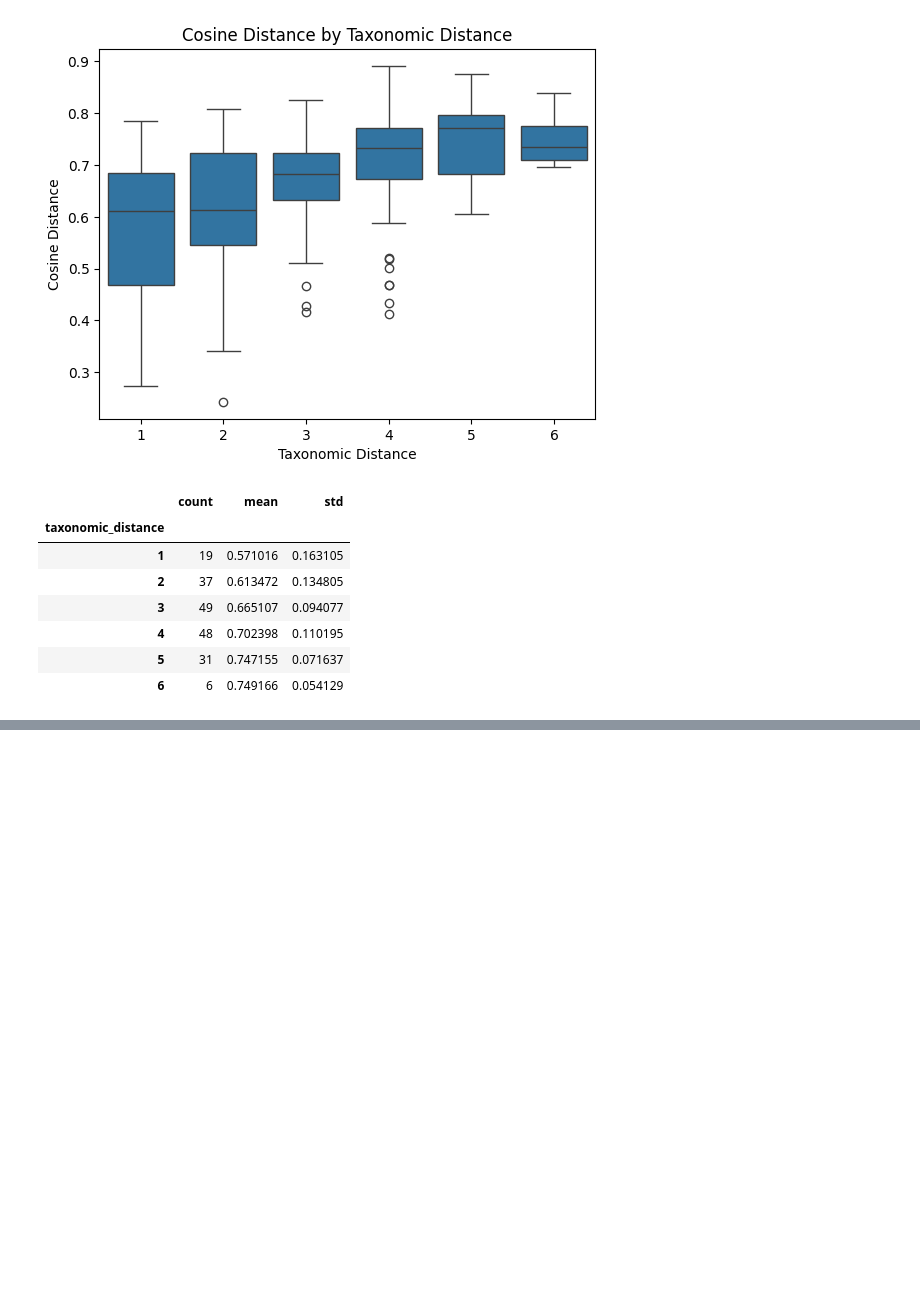
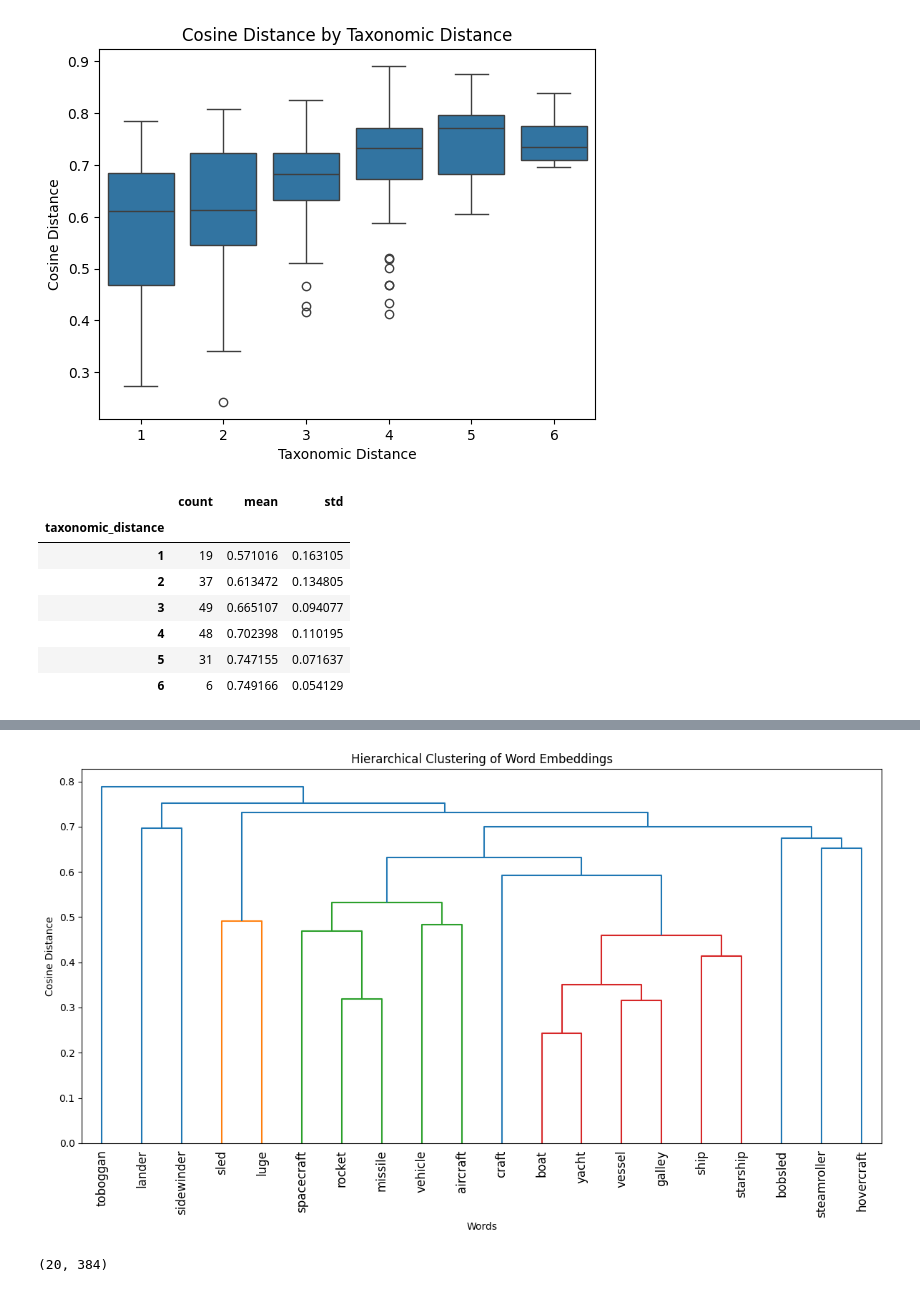
Before and after one commit to MarcoBuonanno/Tesi_2025-26-La-Geometria-degli-Embedding-di-un-LLm, a Jupyter notebook: Esercizio_2/Es2_tesi.ipynb, the cells around one changed output, grey strips where cells are left out. Cells and saved outputs as stored; diff of their text form; code cells hidden in the pictures; blank space fills up the shorter version.

Commit message:
rappresentazione dei cluster

```diff
--- a/Esercizio_2/Es2_tesi.ipynb
+++ b/Esercizio_2/Es2_tesi.ipynb
@@ -356,3 +364,15 @@ taxonomic_df.groupby("taxonomic_distance")["cosine_distance"].agg(
 | 4 | 48 | 0.702398 | 0.110195 |
 | 5 | 31 | 0.747155 | 0.071637 |
 | 6 | 6 | 0.749166 | 0.054129 |
+# %%
+#INIZIO CLUSTERIZZAZIONE
+#trasformo la matrice in forma scypy: estrae il triangolo superiore della matrice e lo convere in un vettore
+distance_vector = squareform(cosine_matrix.values)
+# %%
+
+Z = linkage(
+    distance_vector,
+    method="average"
+)
+
+print(Z)
@@ -358,0 +399,24 @@ taxonomic_df.groupby("taxonomic_distance")["cosine_distance"].agg(
+# %%
+plt.figure(figsize=(12, 7))
+
+dendrogram(
+    Z,
+    labels=cosine_matrix.index.tolist(),
+    leaf_rotation=90
+)
+
+plt.xlabel("Words")
+plt.ylabel("Cosine Distance")
+plt.title("Hierarchical Clustering of Word Embeddings")
+
+plt.tight_layout()
+plt.show()
+# %% [output]
+[figure, added]
+# %%
+#k-means clusters
+X = np.array([embeddings[word] for word in cosine_matrix.index])
+
+print(X.shape)
+# %% [output]
+(20, 384)
```
Also changed, not shown: parts of 5 cells of this notebook, 1 other file.
